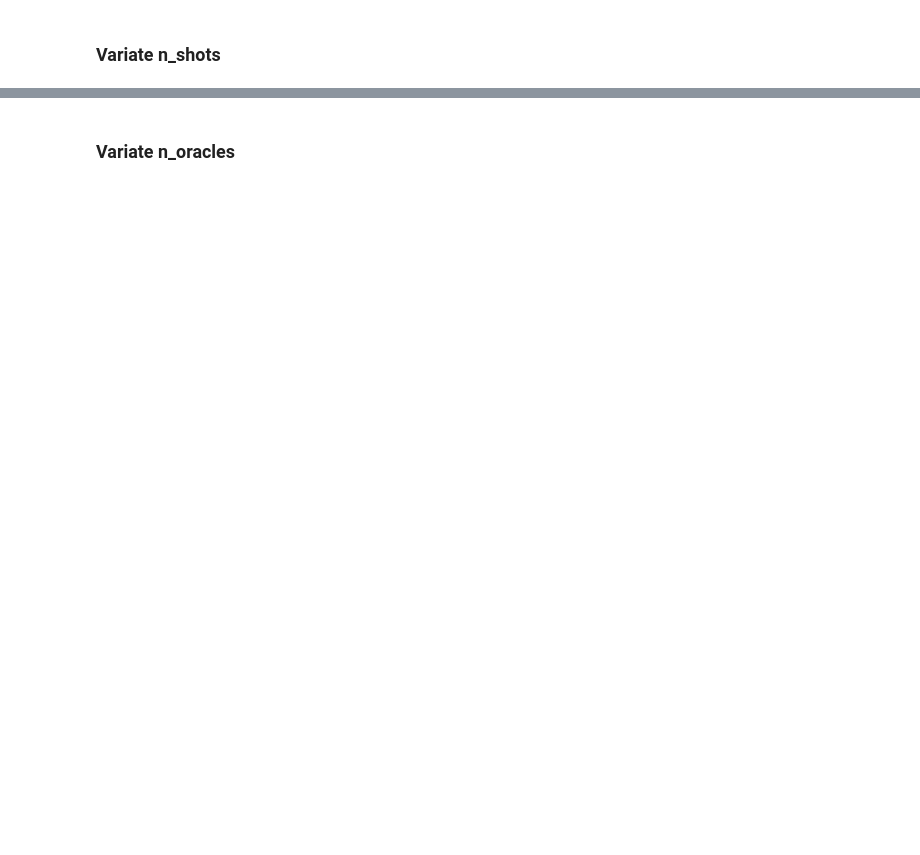
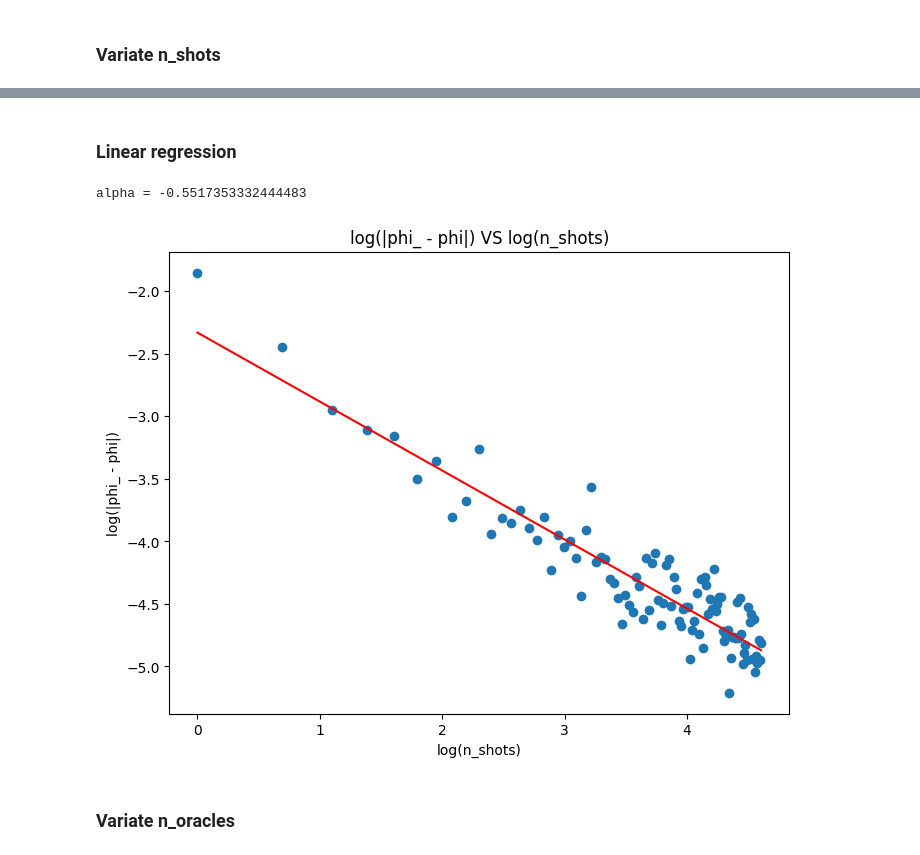
Before and after one commit to benjvmin93/BasicPhaseEstimation, a Jupyter notebook: PhaseEstimation/analyse_estimation.ipynb, the cells around one changed output, grey strips where cells are left out. Saved outputs shown, nothing was run; the diff lists cells and outputs as text; code cells hidden in the pictures; blank space fills up the shorter version.

Commit message:
linear regression to find alpha

```diff
--- a/PhaseEstimation/analyse_estimation.ipynb
+++ b/PhaseEstimation/analyse_estimation.ipynb
@@ -34,3 +43,19 @@ plt.show()
+# %% [markdown]
+### Linear regression
+# %%
+log_shots = np.log(list(range(1, n_shots + 1)))
+alpha, intercept, _, _, _ = linregress(log_shots, np.log(results))
+print(f"alpha = {alpha}")
+plt.figure(figsize=(8,6))
+plt.plot(np.log(list(range(1, n_shots + 1))), intercept + alpha * np.log(list(range(1, n_shots + 1))), label='Linear Fit', color='red')
+plt.scatter(log_shots, np.log(results), label='Logarithmic Data')
+plt.xlabel('log(n_shots)')
+plt.ylabel('log(|phi_ - phi|)')
+plt.title('log(|phi_ - phi|) VS log(n_shots)')
+plt.show()
+# %% [output]
+alpha = -0.5517353332444483
+[figure, added]
 # %% [markdown]
 ### Variate n_oracles
 # %%
```
Also changed, not shown: parts of 9 cells of this notebook.
